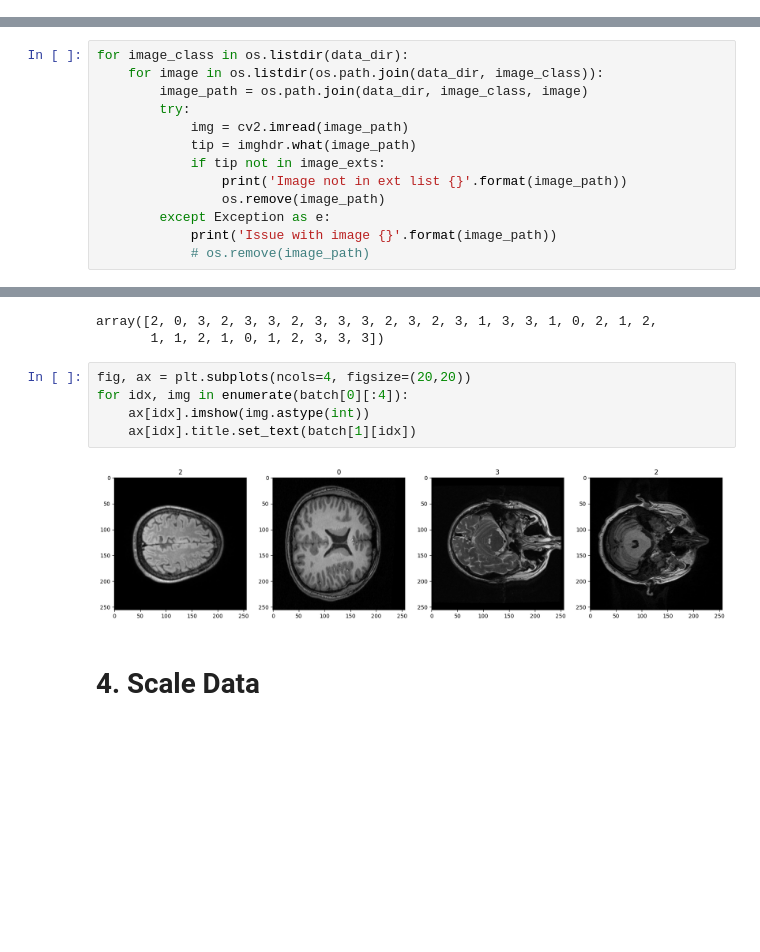
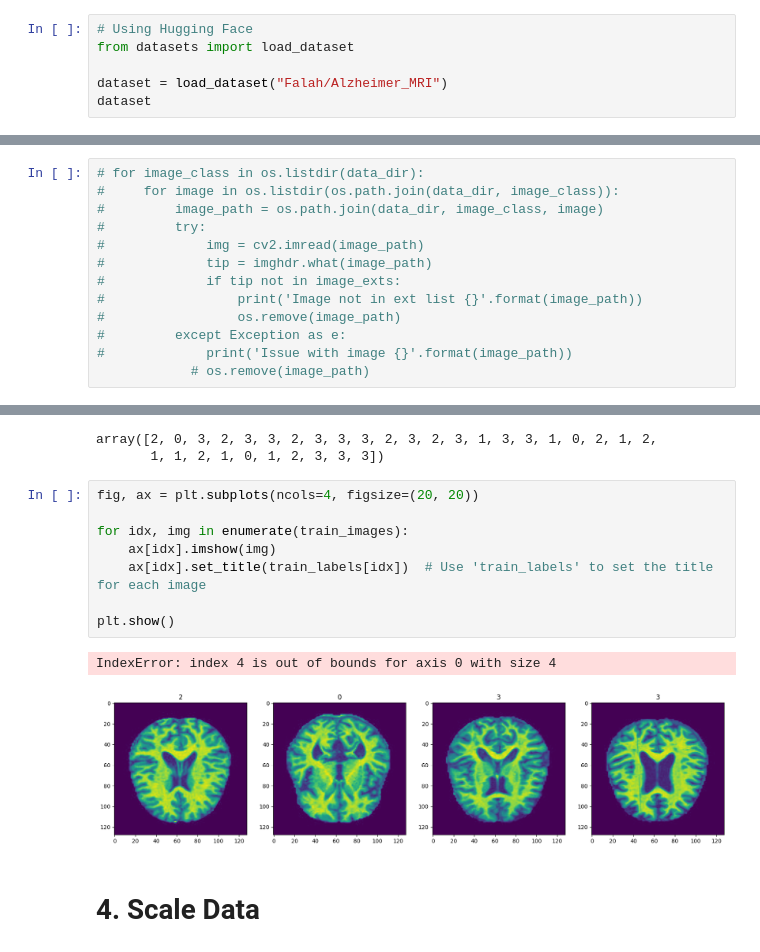
Before and after one commit to flamingunicorn/brainScanClassifier, a Jupyter notebook: brainClassification/Getting Started.ipynb, the cells around one changed output, grey strips where cells are left out. Drawn from its saved outputs; the diff is of its cells as text; blank space fills up the shorter version.

Commit message:
pulled HF images

```diff
--- a/brainClassification/Getting Started.ipynb
+++ b/brainClassification/Getting Started.ipynb
@@ -65,3 +96,9 @@ for gpu in gpus:
 tf.config.list_physical_devices('GPU')
 # %% [output]
 [PhysicalDevice(name='/physical_device:GPU:0', device_type='GPU')]
+# %%
+# Using Hugging Face
+from datasets import load_dataset
+
+dataset = load_dataset("Falah/Alzheimer_MRI")
+dataset
@@ -75,17 +140,17 @@ data_dir = '../images/data'
 # %%
 image_exts = ['jpeg','jpg', 'bmp', 'png']
 # %%
-for image_class in os.listdir(data_dir):
-    for image in os.listdir(os.path.join(data_dir, image_class)):
-        image_path = os.path.join(data_dir, image_class, image)
-        try:
-            img = cv2.imread(image_path)
-            tip = imghdr.what(image_path)
-            if tip not in image_exts:
-                print('Image not in ext list {}'.format(image_path))
-                os.remove(image_path)
-        except Exception as e:
-            print('Issue with image {}'.format(image_path))
+# for image_class in os.listdir(data_dir):
+#     for image in os.listdir(os.path.join(data_dir, image_class)):
+#         image_path = os.path.join(data_dir, image_class, image)
+#         try:
+#             img = cv2.imread(image_path)
+#             tip = imghdr.what(image_path)
+#             if tip not in image_exts:
+#                 print('Image not in ext list {}'.format(image_path))
+#                 os.remove(image_path)
+#         except Exception as e:
+#             print('Issue with image {}'.format(image_path))
             # os.remove(image_path)
 # %% [markdown]
 # 3. Load Data
@@ -112,12 +175,16 @@ batch[1]
 array([2, 0, 3, 2, 3, 3, 2, 3, 3, 3, 2, 3, 2, 3, 1, 3, 3, 1, 0, 2, 1, 2,
        1, 1, 2, 1, 0, 1, 2, 3, 3, 3])
 # %%
-fig, ax = plt.subplots(ncols=4, figsize=(20,20))
-for idx, img in enumerate(batch[0][:4]):
-    ax[idx].imshow(img.astype(int))
-    ax[idx].title.set_text(batch[1][idx])
+fig, ax = plt.subplots(ncols=4, figsize=(20, 20))
+
+for idx, img in enumerate(train_images):
+    ax[idx].imshow(img)
+    ax[idx].set_title(train_labels[idx])  # Use 'train_labels' to set the title for each image
+
+plt.show()
 # %% [output]
+IndexError: index 4 is out of bounds for axis 0 with size 4
-[figure, old version]
+[figure, new version]
 # %% [markdown]
 # 4. Scale Data
 # %%
```
Also changed, not shown: parts of 11 cells of this notebook.
